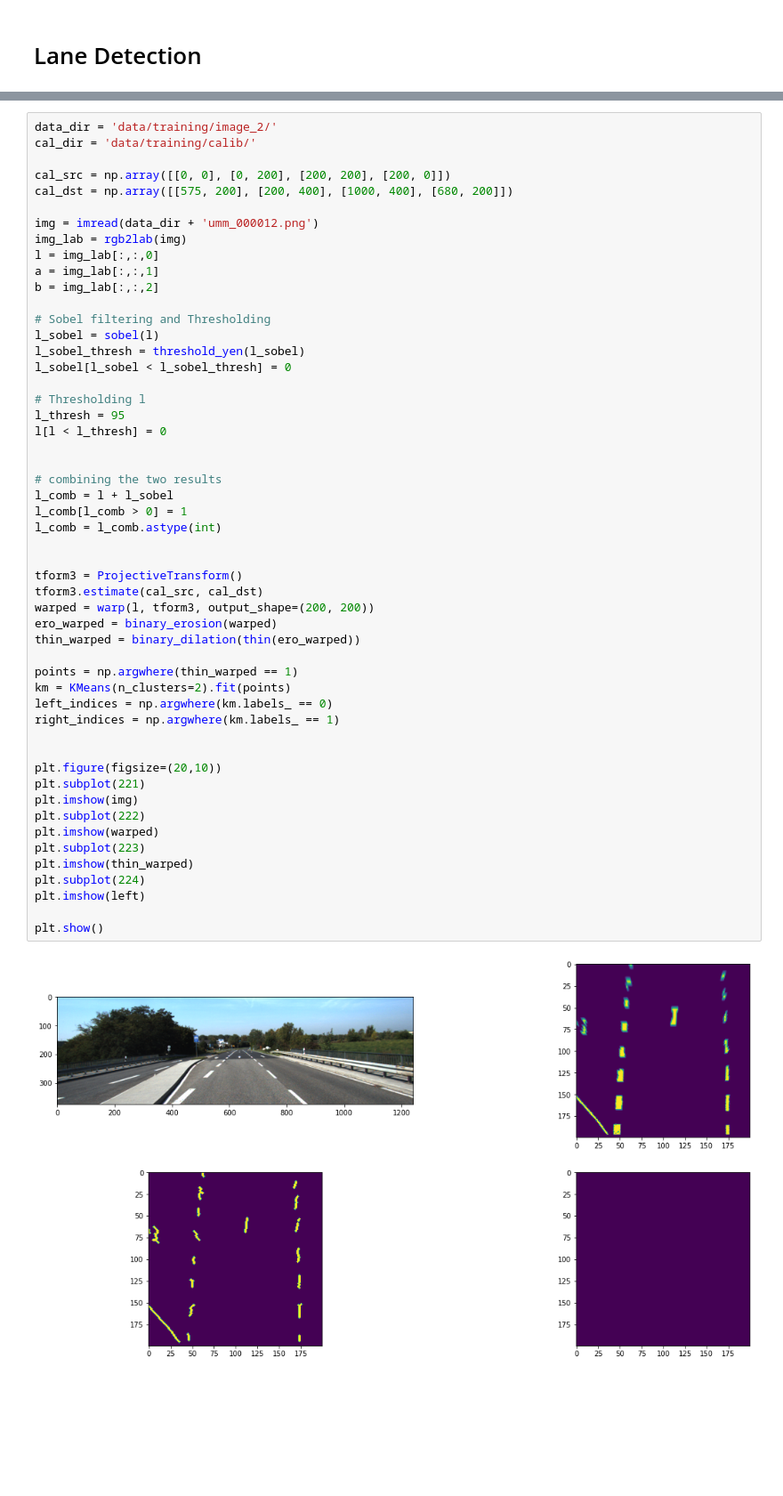
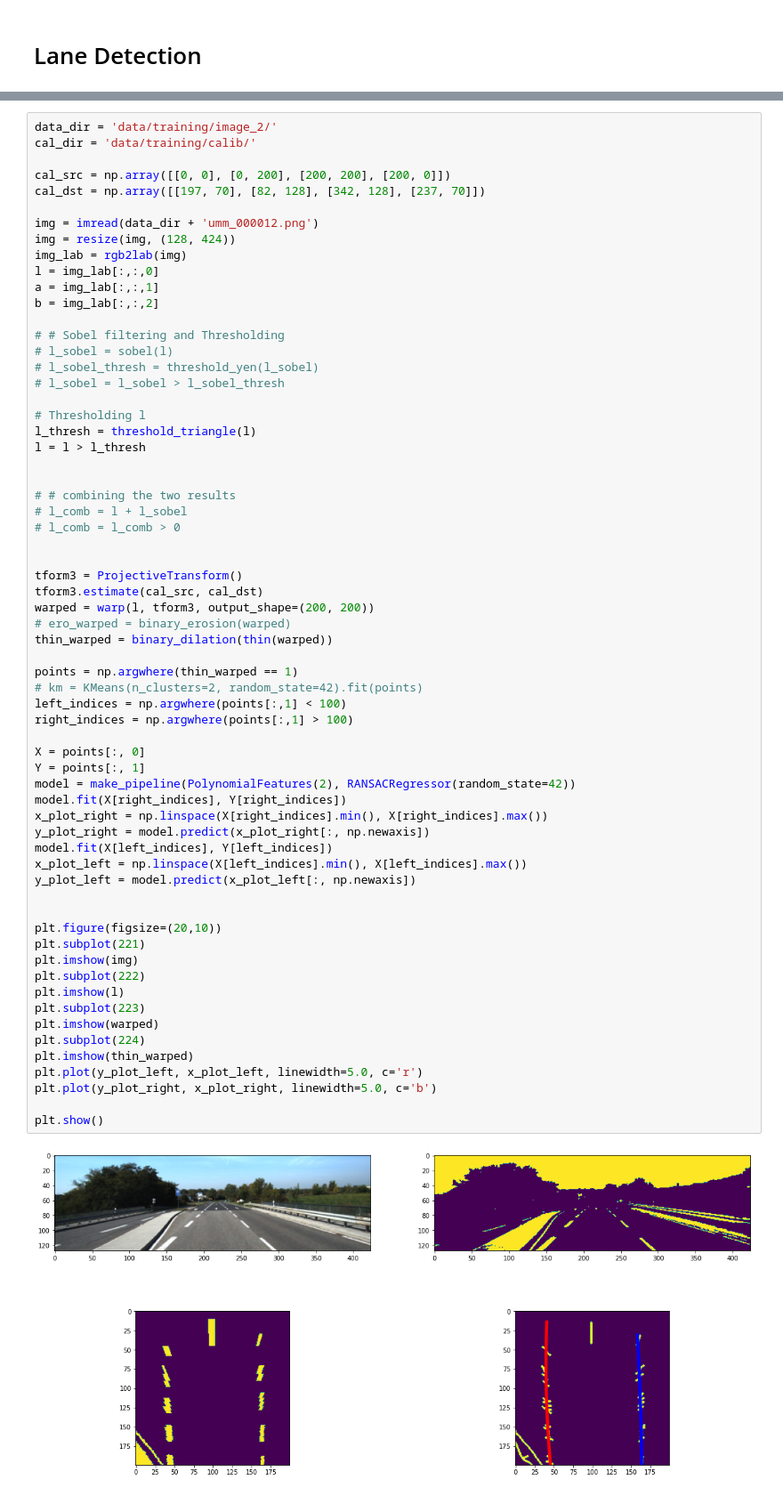
Before and after one commit to sagarkhadse/lane-detection, a Jupyter notebook: lane_detection.ipynb, the cells around one changed output, grey strips where cells are left out. Shown at 89% size. Drawn from its saved outputs; the diff is of its cells as text; blank space fills up the shorter version.

Commit message:
Completed lane detection on static image

```diff
--- a/lane_detection.ipynb
+++ b/lane_detection.ipynb
@@ -15,52 +21,64 @@ data_dir = 'data/training/image_2/'
 cal_dir = 'data/training/calib/'
 
 cal_src = np.array([[0, 0], [0, 200], [200, 200], [200, 0]])
-cal_dst = np.array([[575, 200], [200, 400], [1000, 400], [680, 200]])
+cal_dst = np.array([[197, 70], [82, 128], [342, 128], [237, 70]])
 
 img = imread(data_dir + 'umm_000012.png')
+img = resize(img, (128, 424))
 img_lab = rgb2lab(img)
 l = img_lab[:,:,0]
 a = img_lab[:,:,1]
 b = img_lab[:,:,2]
 
-# Sobel filtering and Thresholding
-l_sobel = sobel(l)
-l_sobel_thresh = threshold_yen(l_sobel)
-l_sobel[l_sobel < l_sobel_thresh] = 0
+# # Sobel filtering and Thresholding
+# l_sobel = sobel(l)
+# l_sobel_thresh = threshold_yen(l_sobel)
+# l_sobel = l_sobel > l_sobel_thresh
 
 # Thresholding l
-l_thresh = 95
-l[l < l_thresh] = 0
+l_thresh = threshold_triangle(l)
+l = l > l_thresh
 
 
-# combining the two results
-l_comb = l + l_sobel
-l_comb[l_comb > 0] = 1
-l_comb = l_comb.astype(int)
+# # combining the two results
+# l_comb = l + l_sobel
+# l_comb = l_comb > 0
 
 
 tform3 = ProjectiveTransform()
 tform3.estimate(cal_src, cal_dst)
 warped = warp(l, tform3, output_shape=(200, 200))
-ero_warped = binary_erosion(warped)
-thin_warped = binary_dilation(thin(ero_warped))
+# ero_warped = binary_erosion(warped)
+thin_warped = binary_dilation(thin(warped))
 
 points = np.argwhere(thin_warped == 1)
-km = KMeans(n_clusters=2).fit(points)
-left_indices = np.argwhere(km.labels_ == 0)
-right_indices = np.argwhere(km.labels_ == 1)
+# km = KMeans(n_clusters=2, random_state=42).fit(points)
+left_indices = np.argwhere(points[:,1] < 100)
+right_indices = np.argwhere(points[:,1] > 100)
+
+X = points[:, 0]
+Y = points[:, 1]
+model = make_pipeline(PolynomialFeatures(2), RANSACRegressor(random_state=42))
+model.fit(X[right_indices], Y[right_indices])
+x_plot_right = np.linspace(X[right_indices].min(), X[right_indices].max())
+y_plot_right = model.predict(x_plot_right[:, np.newaxis])
+model.fit(X[left_indices], Y[left_indices])
+x_plot_left = np.linspace(X[left_indices].min(), X[left_indices].max())
+y_plot_left = model.predict(x_plot_left[:, np.newaxis])
 
 
 plt.figure(figsize=(20,10))
 plt.subplot(221)
 plt.imshow(img)
 plt.subplot(222)
+plt.imshow(l)
+plt.subplot(223)
 plt.imshow(warped)
-plt.subplot(223)
+plt.subplot(224)
 plt.imshow(thin_warped)
-plt.subplot(224)
-plt.imshow(left)
+plt.plot(y_plot_left, x_plot_left, linewidth=5.0, c='r')
+plt.plot(y_plot_right, x_plot_right, linewidth=5.0, c='b')
 
 plt.show()
 # %% [output]
-[figure, old version]
+[figure, new version]
```
Also changed, not shown: parts of 1 cell of this notebook.
